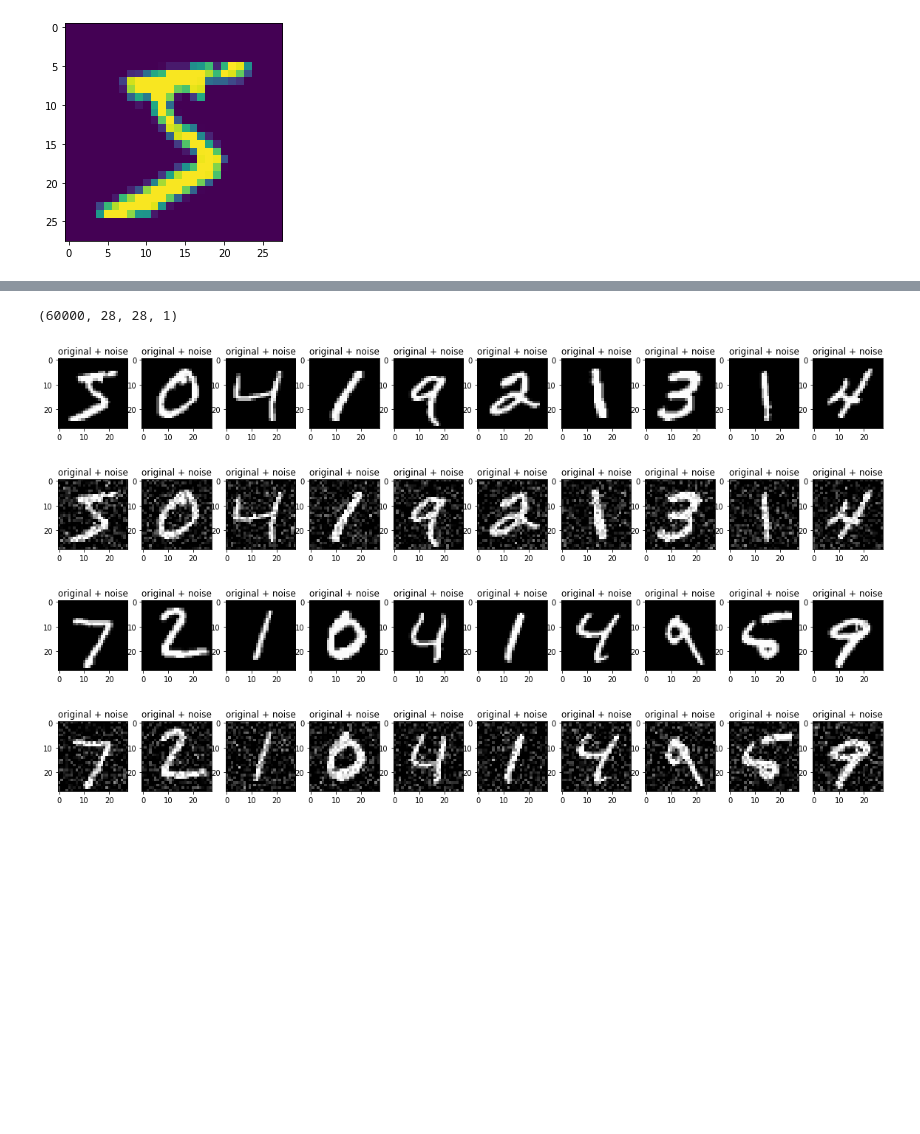
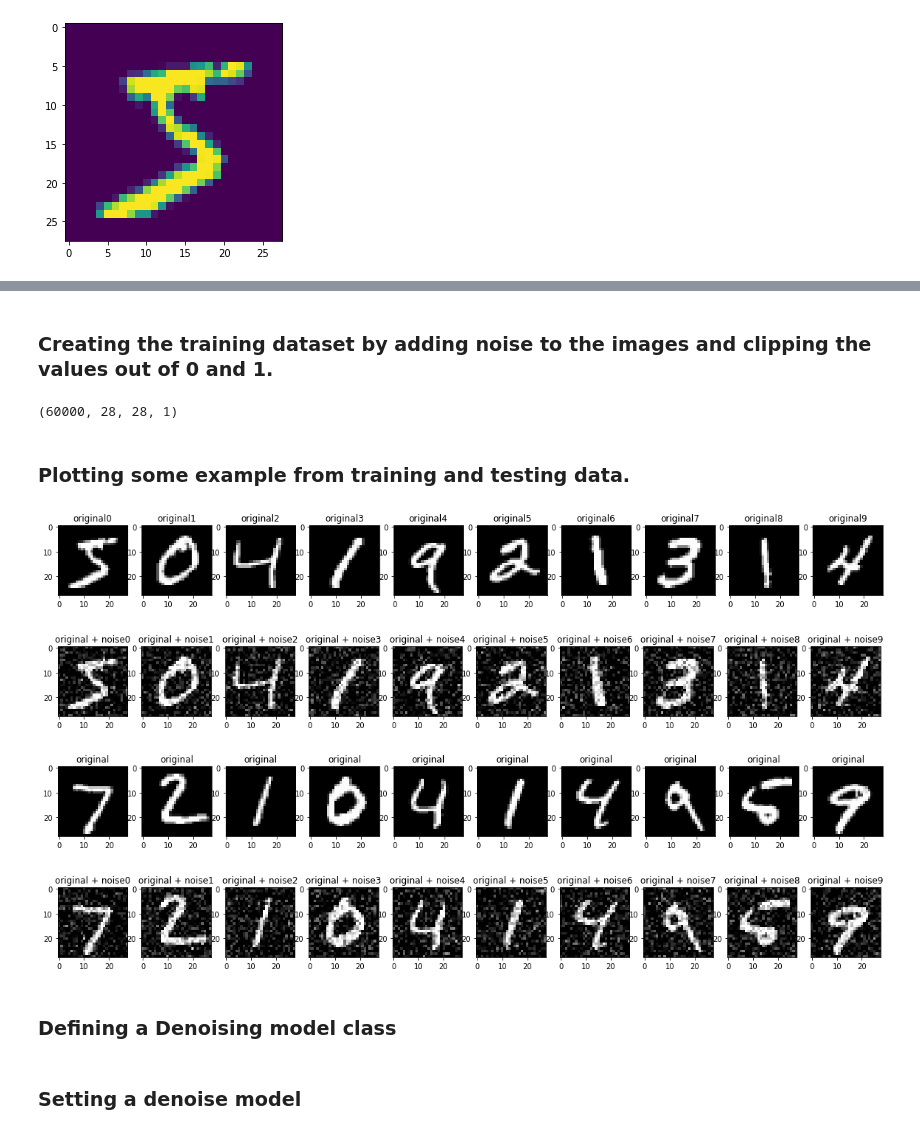
Before and after one commit to MeghanshBansal/Image-Denoising-using-AutoEncoders, a Jupyter notebook: Denoising Image.ipynb, the cells around one changed output, grey strips where cells are left out. Saved outputs shown, nothing was run; the diff lists cells and outputs as text; code cells hidden in the pictures; blank space fills up the shorter version.

```diff
--- a/Denoising Image.ipynb
+++ b/Denoising Image.ipynb
@@ -20,6 +33,8 @@ x_test = tf.cast(x_test, dtype=tf.float32)/255.0
 
 x_train = x_train[..., tf.newaxis]
 x_test = x_test[..., tf.newaxis]
+# %% [markdown]
+### Creating the training dataset by adding noise to the images and clipping the values out of 0 and 1.
 # %%
 noise_factor = 0.2
 x_train_noisy = x_train + noise_factor * tf.random.normal(shape=x_train.shape)
@@ -31,50 +46,58 @@ x_test_noisy = tf.clip_by_value(x_test_noisy, clip_value_min=0., clip_value_max=
 print(x_train_noisy.shape)
 # %% [output]
 (60000, 28, 28, 1)
+# %% [markdown]
+### Plotting some example from training and testing data.
 # %%
 n = 10
 plt.figure(figsize=(20, 2))
+plt.title("Training data")
 for i in range(n):
     ax = plt.subplot(1, n, i + 1)
-    plt.title("original + noise")
+    plt.title("original" + str(i))
     plt.imshow(tf.squeeze(x_train[i]))
     plt.gray()
 plt.show()
 # %% [output]
-[figure, old version]
+[figure, new version]
 # %%
 n = 10
 plt.figure(figsize=(20, 2))
+plt.title("Training data")
 for i in range(n):
     ax = plt.subplot(1, n, i + 1)
-    plt.title("original + noise")
+    plt.title("original + noise" + str(i))
     plt.imshow(tf.squeeze(x_train_noisy[i]))
     plt.gray()
 plt.show()
 # %% [output]
-[figure, old version]
+[figure, new version]
 # %%
 n = 10
 plt.figure(figsize=(20, 2))
+plt.title("Test Data")
 for i in range(n):
     ax = plt.subplot(1, n, i + 1)
-    plt.title("original + noise")
+    plt.title("original")
     plt.imshow(tf.squeeze(x_test[i]))
     plt.gray()
 plt.show()
 # %% [output]
-[figure, old version]
+[figure, new version]
 # %%
 n = 10
 plt.figure(figsize=(20, 2))
+plt.title("Testing data")
 for i in range(n):
     ax = plt.subplot(1, n, i + 1)
-    plt.title("original + noise")
+    plt.title("original + noise" + str(i))
     plt.imshow(tf.squeeze(x_test_noisy[i]))
     plt.gray()
 plt.show()
 # %% [output]
-[figure, old version]
+[figure, new version]
+# %% [markdown]
+### Defining a Denoising model class
 # %%
 class Denoise(keras.Model):
     def __init__(self):
@@ -95,6 +119,8 @@ class Denoise(keras.Model):
         encoded = self.encoder_model(x)
         decoded = self.decoder_model(encoded)
         return (decoded)
+# %% [markdown]
+### Setting a denoise model
 # %%
 denoise = Denoise()
 early_stopping = keras.callbacks.EarlyStopping(patience=3, monitor='val_loss')
```
Also changed, not shown: parts of 24 cells of this notebook.
